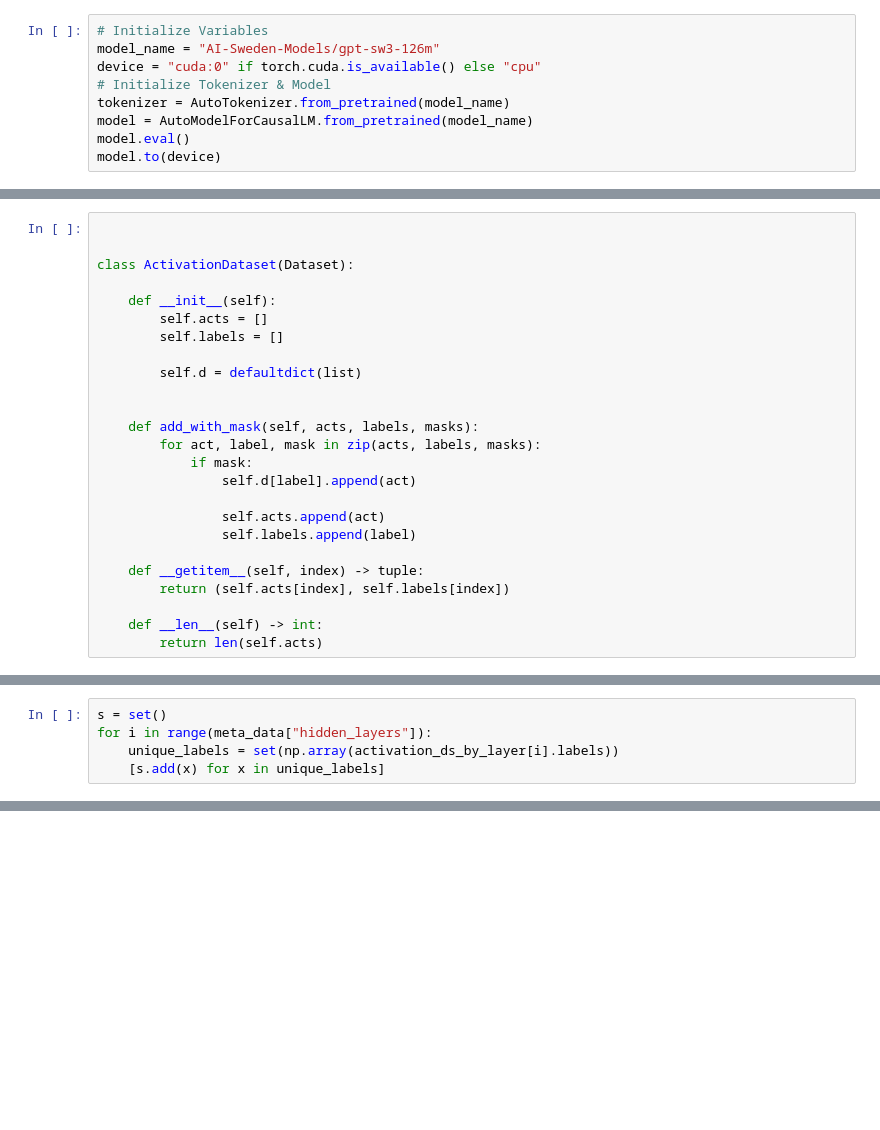
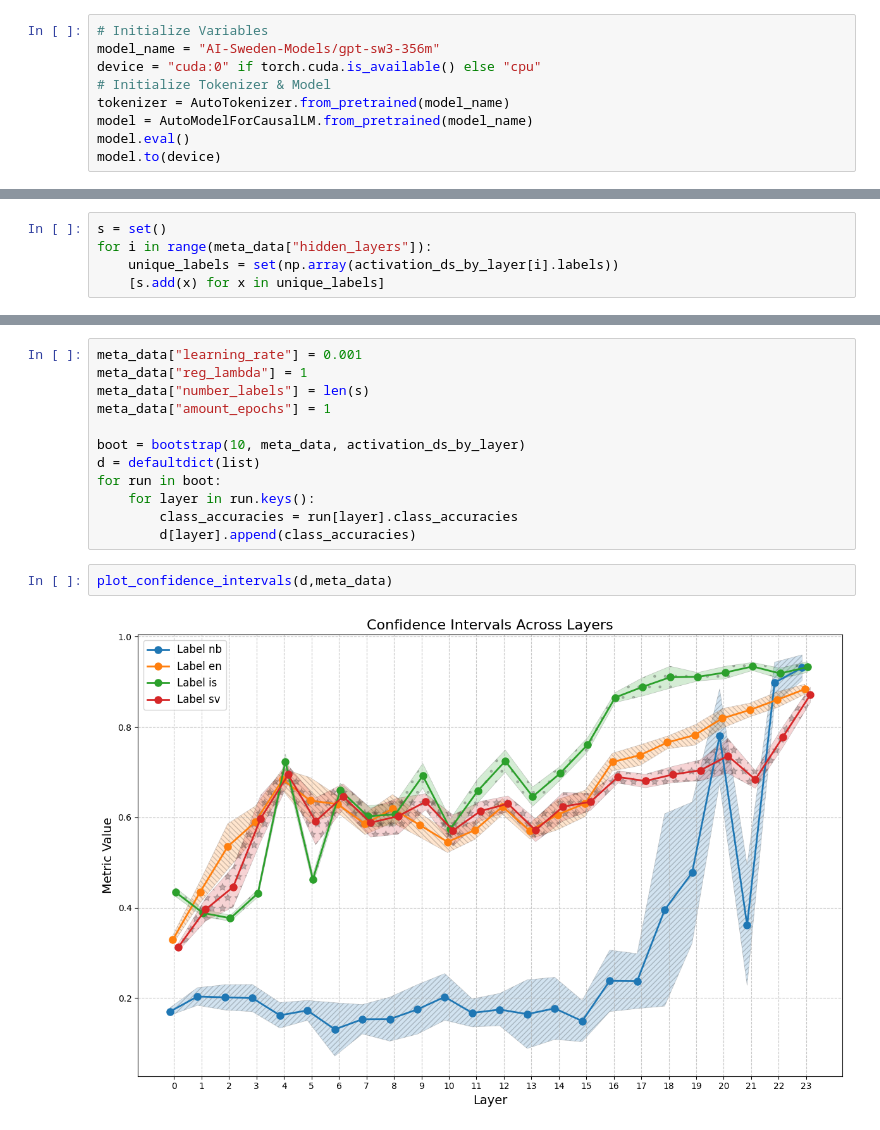
Before and after one commit to MartinKirkegaardDK/KDS_MI, a Jupyter notebook: probe_plot.ipynb, the cells around one changed output, grey strips where cells are left out. Drawn from its saved outputs; the diff is of its cells as text; blank space fills up the shorter version.

Commit message:
added some sick confidence plots

```diff
--- a/probe_plot.ipynb
+++ b/probe_plot.ipynb
@@ -13,7 +20,7 @@ import numpy as np
 #import seaborn as sns
 # %%
 # Initialize Variables
-model_name = "AI-Sweden-Models/gpt-sw3-126m"
+model_name = "AI-Sweden-Models/gpt-sw3-356m"
 device = "cuda:0" if torch.cuda.is_available() else "cpu"
 # Initialize Tokenizer & Model
 tokenizer = AutoTokenizer.from_pretrained(model_name)
@@ -69,28 +77,3 @@ meta_data["hidden_layers"] = model.config.num_hidden_layers
-# %%
-
-
-class ActivationDataset(Dataset):
-
-    def __init__(self):
-        self.acts = []
-        self.labels = []
-
-        self.d = defaultdict(list)
-
-
-    def add_with_mask(self, acts, labels, masks):
-        for act, label, mask in zip(acts, labels, masks):
-            if mask:
-                self.d[label].append(act)
-
-                self.acts.append(act)
-                self.labels.append(label)
-
-    def __getitem__(self, index) -> tuple:
-        return (self.acts[index], self.labels[index])
-
-    def __len__(self) -> int:
-        return len(self.acts)
 # %%
 res_stream_act_by_layer = dict()
 activation_ds_by_layer = {
@@ -318,0 +257,16 @@ plt.show()
+# %%
+meta_data["learning_rate"] = 0.001
+meta_data["reg_lambda"] = 1
+meta_data["number_labels"] = len(s)
+meta_data["amount_epochs"] = 1
+
+boot = bootstrap(10, meta_data, activation_ds_by_layer)
+d = defaultdict(list)
+for run in boot:
+    for layer in run.keys():
+        class_accuracies = run[layer].class_accuracies
+        d[layer].append(class_accuracies)
+# %%
+plot_confidence_intervals(d,meta_data)
+# %% [output]
+[figure, added]
```
Also changed, not shown: parts of 10 cells of this notebook, 7 other files.
